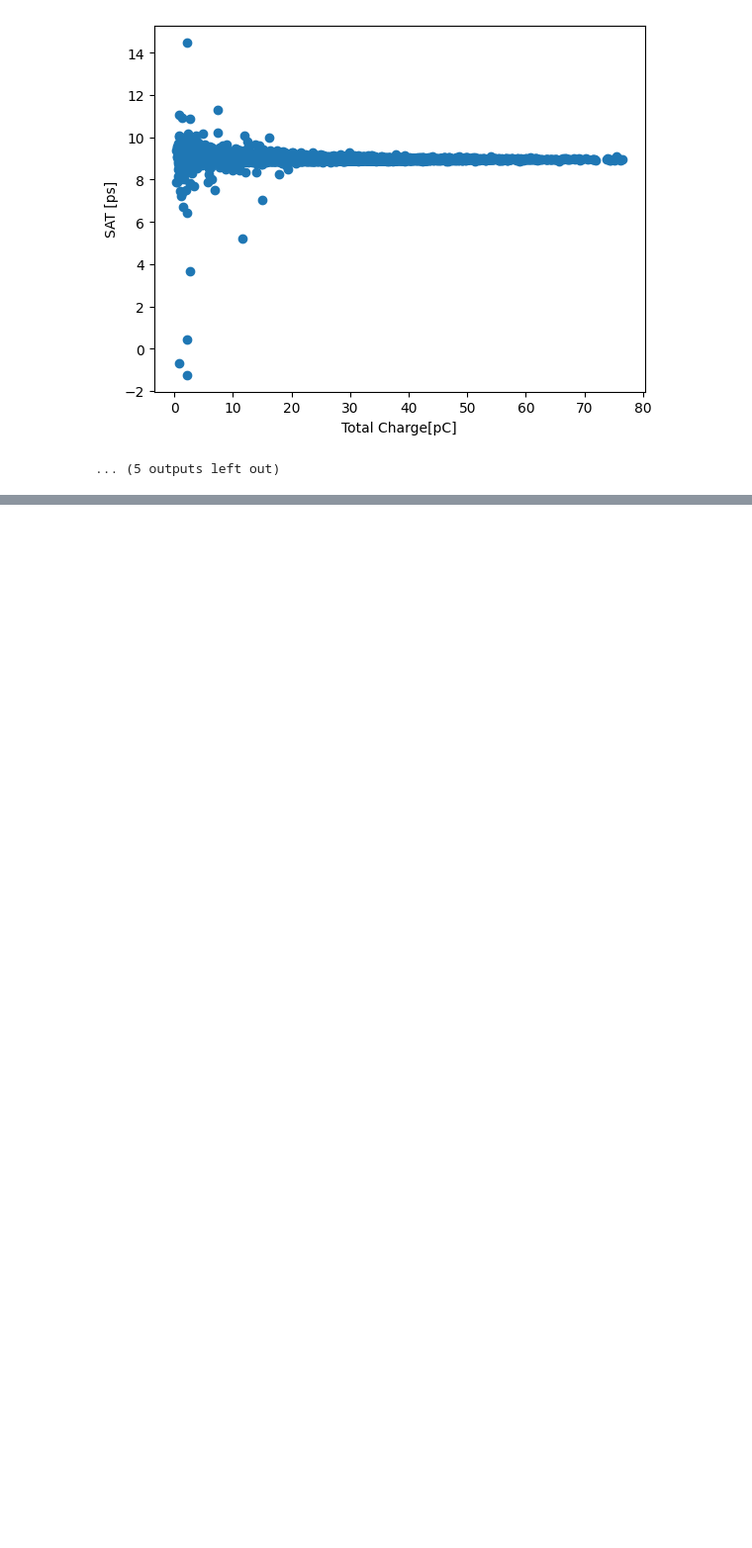
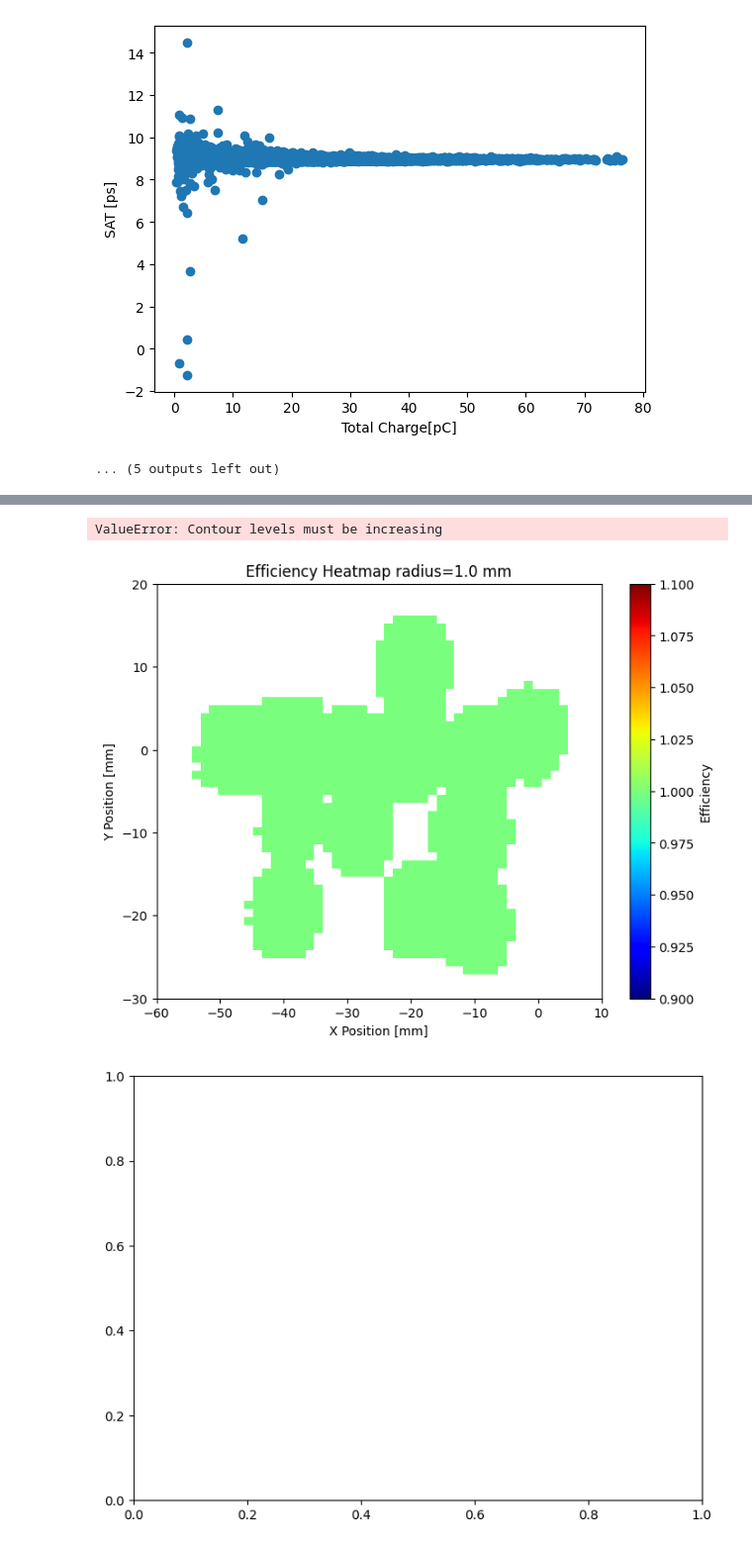
Before and after one commit to akallitss/py_analysis, a Jupyter notebook: 96_pad_analysis/Single_Pad_Combo_Plot.ipynb, the cells around one changed output, grey strips where cells are left out. Shown at 99% size. Saved outputs shown, nothing was run; the diff lists cells and outputs as text; code cells hidden in the pictures; blank space fills up the shorter version.

```diff
--- a/96_pad_analysis/Single_Pad_Combo_Plot.ipynb
+++ b/96_pad_analysis/Single_Pad_Combo_Plot.ipynb
@@ -581,0 +582,45 @@ mean_vmin: -10.327926985916866, mean_vmax: 90.99532294800858
+# %%
+scan_radius = 1.0
+min_events_per_circle = 200
+
+n_steps_2D = 50
+scan_xs = np.linspace(-60, 10, n_steps_2D + 1)
+scan_ys = np.linspace(-30, 20, n_steps_2D + 1)
+
+# Generate mesh grid
+x_mesh, y_mesh = np.meshgrid(scan_xs, scan_ys)
+xy_pairs = list(zip(x_mesh.ravel(), y_mesh.ravel()))  # Flatten to list of (x, y) pairs
+
+pads_scan_efficiencies, pads_scan_eff_events = [], []
+for pads in all_pads:
+    for pad_i in pads:
+        time_diff_cors = np.where((pad_i.df['time_diff_cor'] > -1) & ((pad_i.df['time_diff_cor'] > -1)), pad_i.df['time_diff_cor'], np.nan)
+        hits, hit_xs, hit_ys = ~np.isnan(pad_i.df['time_diff_cor']), pad_i.df['hitX'], pad_i.df['hitY']
+        efficiencies, events = get_circle_efficiency_scan(hits, hit_xs, hit_ys, xy_pairs, radius=scan_radius, min_events=min_events_per_circle)
+        pads_scan_efficiencies.append(efficiencies)
+        pads_scan_eff_events.append(events)
+# %%
+eff_array = np.array(pads_scan_efficiencies)  # shape: (n_pads, n_scans)
+event_eff_array = np.array(pads_scan_eff_events)
+
+n_scans = eff_array.shape[1]
+best_pad_indices = np.full(n_scans, -1, dtype=int)  # -1 means "no valid pad"
+best_efficiencies = np.full(n_scans, np.nan)
+best_eff_events = np.full(n_scans, np.nan)
+
+for i in range(n_scans):
+    scan_eff = np.array(eff_array[:, i])
+
+    if np.all(np.isnan(scan_eff)):
+        continue  # leave as NaN / -1
+    best_pad = np.nanargmax(scan_eff)
+
+    best_pad_indices[i] = best_pad
+    best_efficiencies[i] = eff_array[best_pad, i]
+    best_eff_events[i] = event_eff_array[best_pad, i]
+
+plot_2D_efficiency_scan(best_efficiencies, scan_xs, scan_ys, scan_events=best_eff_events, radius=scan_radius)
+# %% [output]
+ValueError: Contour levels must be increasing
+[figure, added]
+[figure, added]
```
Also changed, not shown: parts of 14 cells of this notebook.
